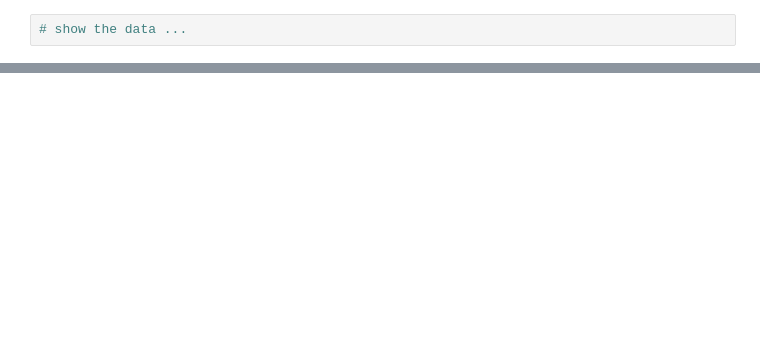
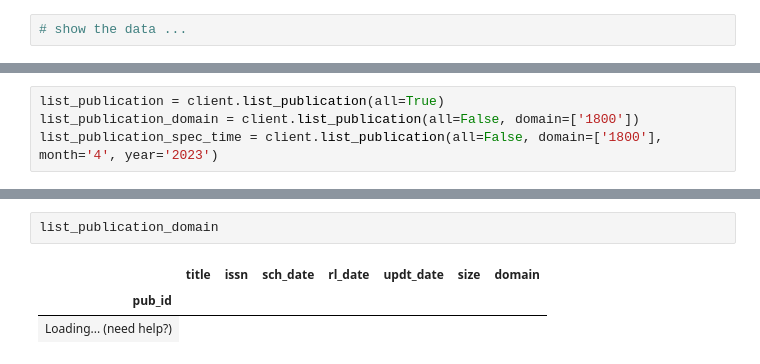
Before and after one commit to ArkanNibrastama/BPS-API, a Jupyter notebook: main.ipynb, the cells around one changed output, grey strips where cells are left out. Cells and saved outputs as stored; diff of their text form; blank space fills up the shorter version.

```diff
--- a/main.ipynb
+++ b/main.ipynb
@@ -61,0 +95,4 @@ list_certain_domain_dynamic_table
+# %%
+list_publication = client.list_publication(all=True)
+list_publication_domain = client.list_publication(all=False, domain=['1800'])
+list_publication_spec_time = client.list_publication(all=False, domain=['1800'], month='4', year='2023')
@@ -61,0 +105,6 @@ list_certain_domain_dynamic_table
+# %%
+list_publication_domain
+# %% [output]
+|  | title | issn | sch_date | rl_date | updt_date | size | domain |
+| pub_id |  |  |  |  |  |  |  |
+| Loading... (need help?) |
```
Also changed, not shown: parts of 18 cells of this notebook.
